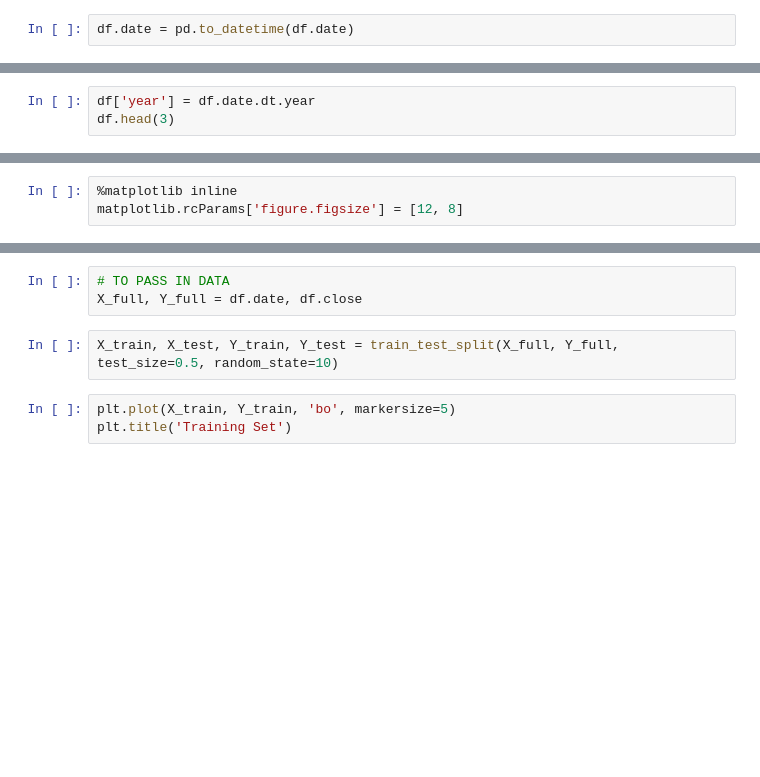
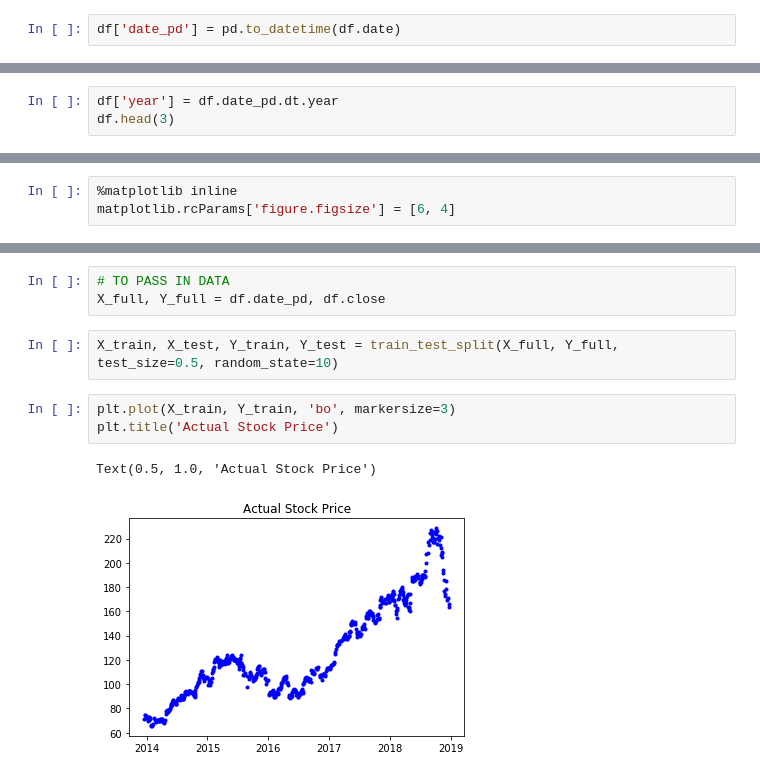
Before and after one commit to joyliao07/data_analysis, a Jupyter notebook: regressions.ipynb, the cells around one changed output, grey strips where cells are left out. Saved outputs shown, nothing was run; the diff lists cells and outputs as text; blank space fills up the shorter version.

```diff
--- a/regressions.ipynb
+++ b/regressions.ipynb
@@ -33,6 +70,6 @@ df.info()
 # %% [markdown]
 ## Datetime of DataFrame
 # %%
-df.date = pd.to_datetime(df.date)
+df['date_pd'] = pd.to_datetime(df.date)
 # %%
 df.head(3)
@@ -39,3 +81,3 @@ df.head(3)
 # %%
-df['year'] = df.date.dt.year
+df['year'] = df.date_pd.dt.year
 df.head(3)
@@ -43,4 +90,4 @@ df.head(3)
 ## Regression Model
 # %%
 %matplotlib inline
-matplotlib.rcParams['figure.figsize'] = [12, 8]
+matplotlib.rcParams['figure.figsize'] = [6, 4]
@@ -47,8 +96,11 @@ matplotlib.rcParams['figure.figsize'] = [12, 8]
 # %%
 # TO PASS IN DATA
-X_full, Y_full = df.date, df.close
+X_full, Y_full = df.date_pd, df.close
 # %%
 X_train, X_test, Y_train, Y_test = train_test_split(X_full, Y_full, test_size=0.5, random_state=10)
 # %%
-plt.plot(X_train, Y_train, 'bo', markersize=5)
-plt.title('Training Set')
+plt.plot(X_train, Y_train, 'bo', markersize=3)
+plt.title('Actual Stock Price')
+# %% [output]
+Text(0.5, 1.0, 'Actual Stock Price')
+[figure, added]
```
Also changed, not shown: parts of 22 cells of this notebook.
